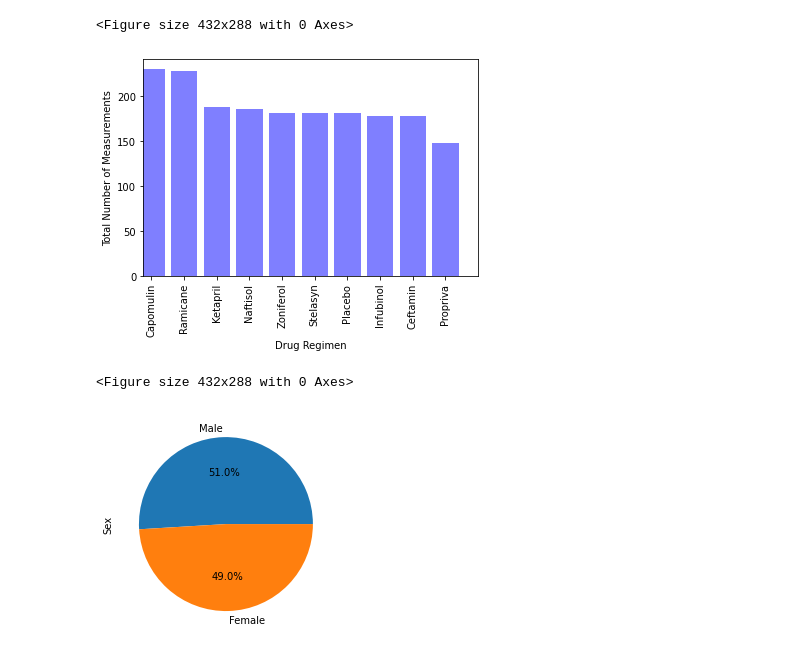
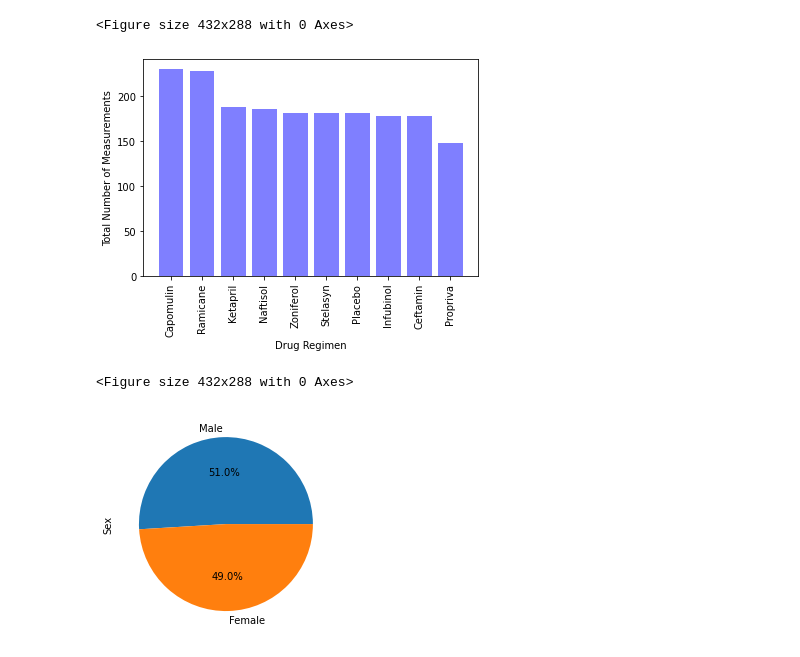
Before and after one commit to jdstrode/Matplotlib-Challenge, a Jupyter notebook: Pymaceuticals/pymaceuticals.ipynb, the cells around one changed output. Cells and saved outputs as stored; diff of their text form; code cells hidden in the pictures.

```diff
--- a/Pymaceuticals/pymaceuticals.ipynb
+++ b/Pymaceuticals/pymaceuticals.ipynb
@@ -191,25 +163,31 @@ plt.tight_layout()
 <Figure size 432x288 with 0 Axes>
 # %%
 # Generate a bar plot showing the total number of unique mice tested on each drug regimen using pyplot.
+
+#put drugs used on each mouse into a list for graph
+drugregimen = miceperdrug.index.tolist()
+
+#set # x_axis values for drugs in list
 x_axis = np.arange(len(miceperdrug))
+
 # Create a bar chart based upon the above data
 plt.bar(x_axis, miceperdrug, color="b", alpha=0.5, align="center")
-# Create the ticks for our bar chart's x axis
+
+# Create the ticks (drug names) for our bar chart's x axis
 tick_locations = [value for value in x_axis]
 
+#plot drug names and format
 plt.xticks(tick_locations, drugregimen, color='k', rotation="vertical")
 
-# plt.title("Average Rain per State")
+#label x & y axis
 plt.xlabel("Drug Regimen")
 plt.ylabel("Total Number of Measurements")
 
-plt.xlim(-0.25, len(x_axis))
-# plt.ylim(0, max(rain_df["Inches"])+10)
-
+#show bar chart
 plt.show()
 plt.tight_layout()
 # %% [output]
-[figure, old version]
+[figure, new version]
 <Figure size 432x288 with 0 Axes>
 # %%
 # Generate a pie plot showing the distribution of female versus male mice using pandas
```
Also changed, not shown: parts of 21 cells of this notebook.
